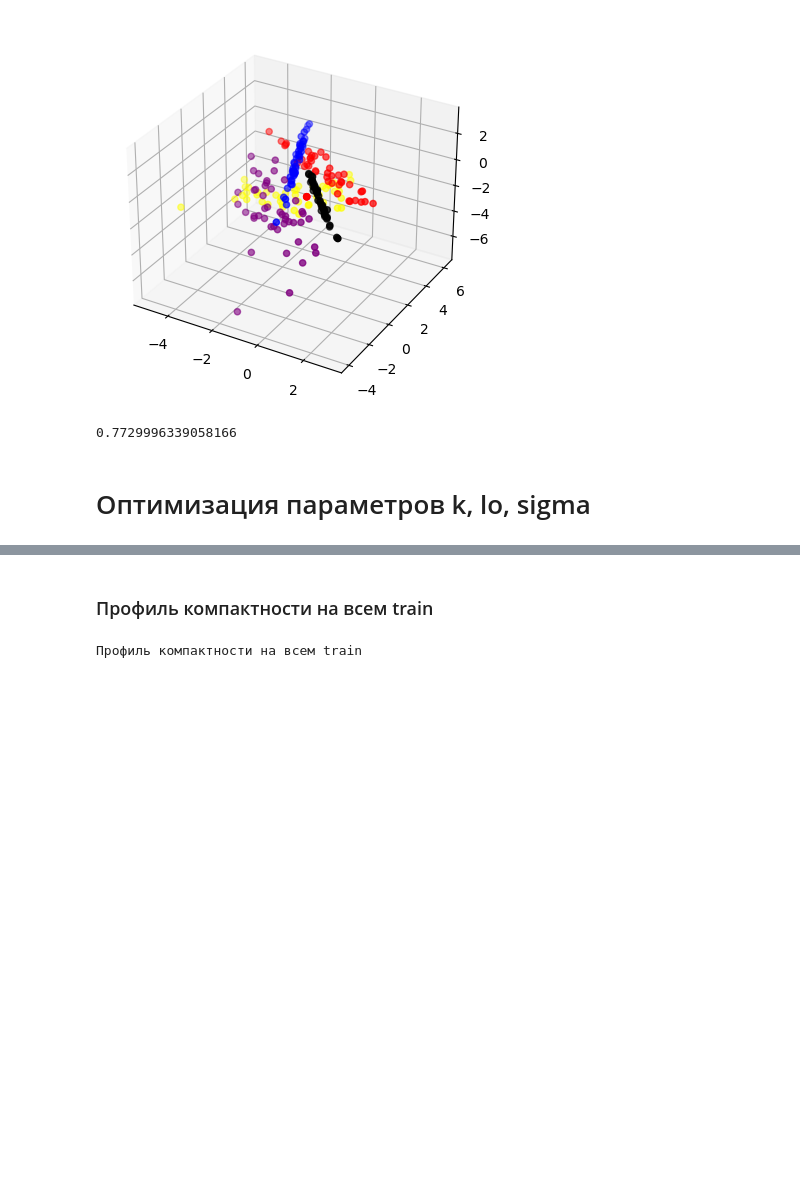
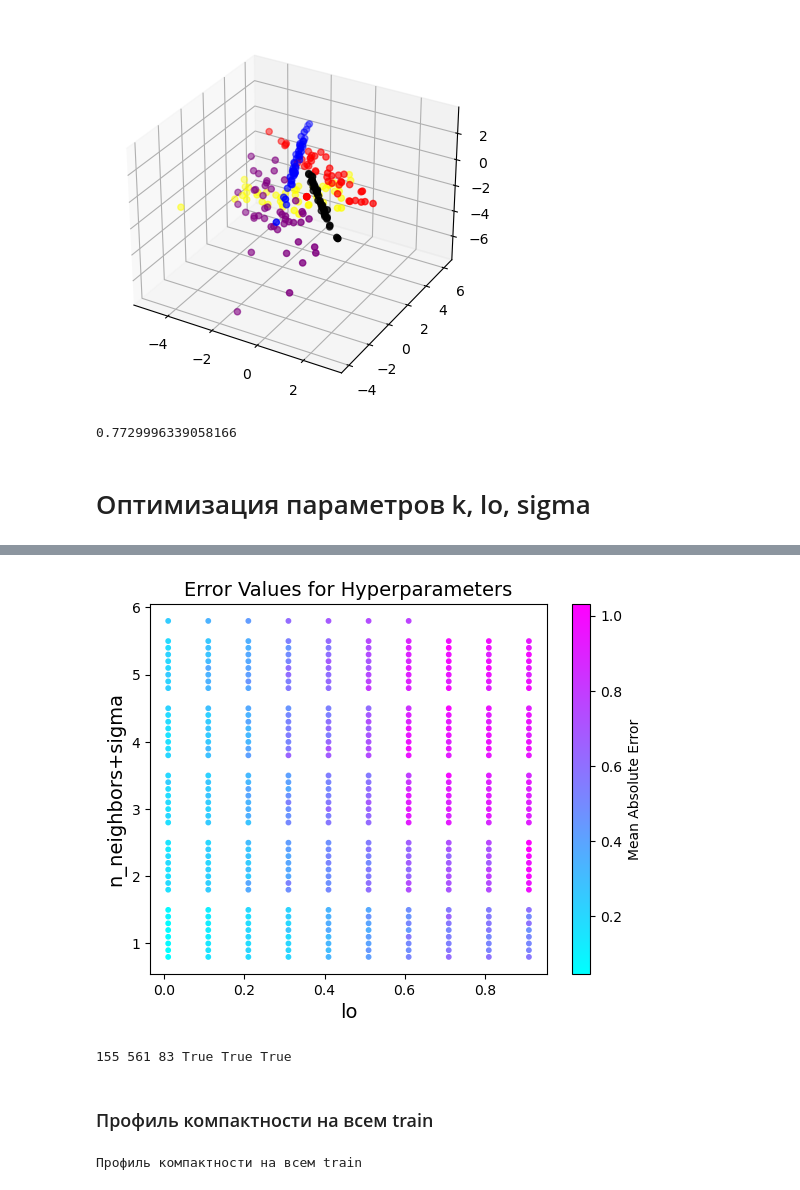
Before and after one commit to Violonur-PavelBI/MAI_AI_labs, a Jupyter notebook: 2 sem/1 labs.ipynb, the cells around one changed output, grey strips where cells are left out. Drawn from its saved outputs; the diff is of its cells as text; code cells hidden in the pictures; blank space fills up the shorter version.

```diff
--- a/2 sem/1 labs.ipynb
+++ b/2 sem/1 labs.ipynb
@@ -208,13 +206,23 @@ sigm -0.2
 # %%
 # For easier access of columns, convert to numpy array
 results = np.array(results)
 # Now we visualize.
-plt.scatter(results[:,0],results[:,1],c=results[:,3],cmap='cool',s=results[:,2])
-plt.xlabel('n_neighbors', fontsize=14)
-plt.ylabel('kernel_width', fontsize=14)
+plt.scatter(results[:,1],results[:,0]+results[:,2],c=results[:,3],cmap='cool',s=10)
+plt.xlabel('lo', fontsize=14)
+plt.ylabel('n_neighbors+sigma', fontsize=14)
 plt.title('Error Values for Hyperparameters', fontsize=14)
 plt.colorbar().set_label('Mean Absolute Error')
 #plt.clim(3, 4.0)
+# %% [output]
+[figure, added]
+# %%
+n=2
+sigma=0.3
+lo=0.1
+X_etalon ,Y_etalon ,X_isp,Y_isp,X_noise, Y_noise=Stopl(Сoordinates_train,Lable_train,k,lo=lo,sigm=sigm)
+print(len(X_etalon),len(X_isp),len(X_noise),len(X_etalon)==len(Y_etalon),len(X_isp)==len(Y_isp),len(X_noise)==len(Y_noise))
+# %% [output]
+155 561 83 True True True
 # %% [markdown]
 ### Профиль компактности на всем train
 # %%
```
Also changed, not shown: parts of 7 cells of this notebook.
